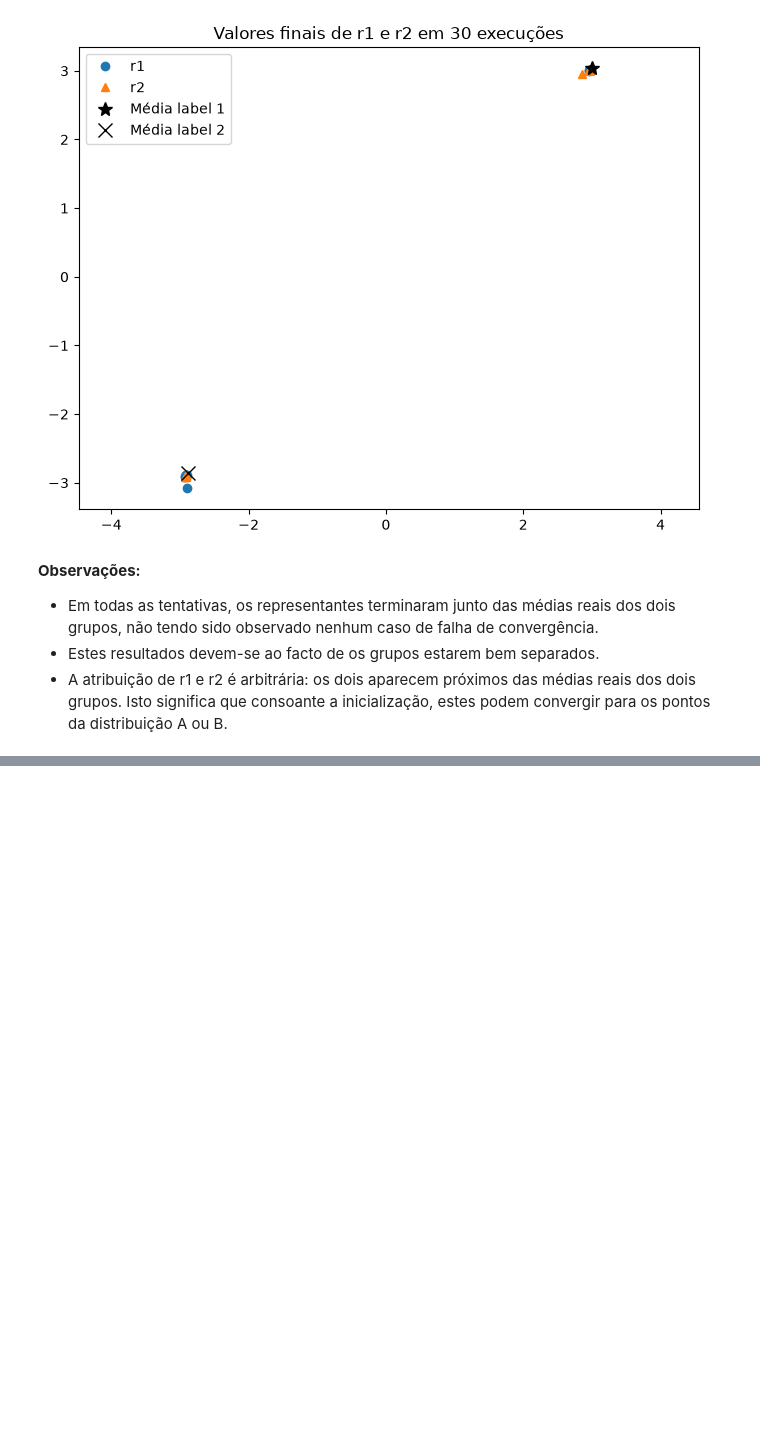
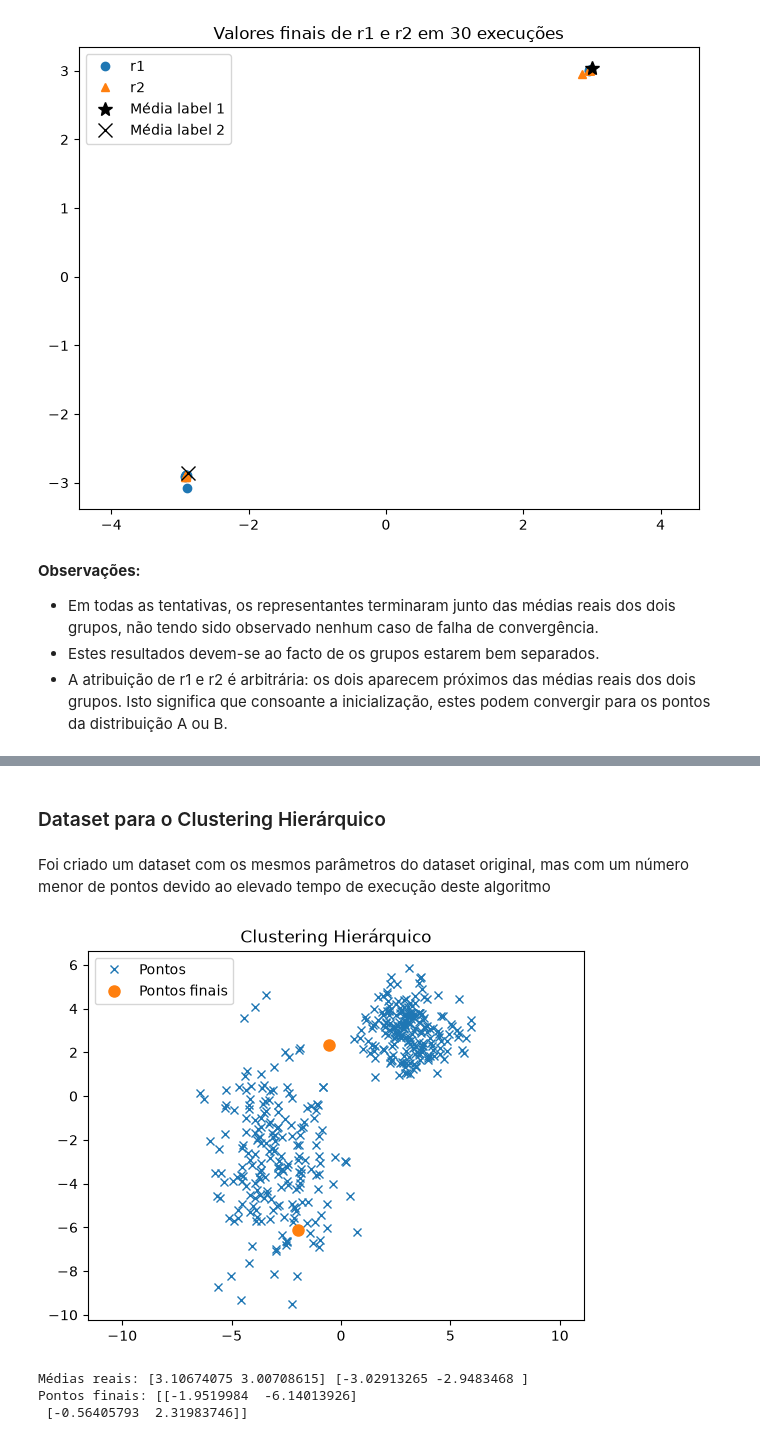
Before and after one commit to Lopes2711/IAA, a Jupyter notebook: un_learning/un_learning.ipynb, the cells around one changed output, grey strips where cells are left out. Drawn from its saved outputs; the diff is of its cells as text; code cells hidden in the pictures; blank space fills up the shorter version.

```diff
--- a/un_learning/ex1.ipynb
+++ b/un_learning/un_learning.ipynb
@@ -401,0 +437,36 @@ plt.show()
+# %% [markdown]
+### Dataset para o Clustering Hierárquico
+# %% [markdown]
+Foi criado um dataset com os mesmos parâmetros do dataset original, mas com um número menor de pontos devido ao elevado tempo de execução deste algoritmo
+# %%
+a_test = np.random.multivariate_normal(mean_a, cov_a, 200)
+b_test = np.random.multivariate_normal(mean_b, cov_b, 200)
+
+labels_a_test = np.ones(200)
+labels_b_test = np.full(200, 2)
+
+a_test = np.column_stack((a_test, labels_a_test))
+b_test = np.column_stack((b_test, labels_b_test))
+
+test_dataset = np.concatenate((a_test, b_test), axis=0)
+np.random.shuffle(test_dataset)
+# %%
+test_points = test_dataset[:, :2]
+test_labels = test_dataset[:, 2]
+final_points = hierarchical_clustering(test_points)
+# %%
+plt.plot(test_points[:, 0], test_points[:, 1], 'x', label='Pontos')
+plt.plot(final_points[:, 0], final_points[:, 1], 'o', markersize=8, label='Pontos finais')
+
+plt.axis('equal')
+plt.legend()
+plt.title('Clustering Hierárquico')
+plt.show()
+
+print('Médias reais:', test_points[test_labels == 1].mean(axis=0), test_points[test_labels == 2].mean(axis=0))
+print('Pontos finais:', final_points)
+# %% [output]
+[figure, added]
+Médias reais: [3.10674075 3.00708615] [-3.02913265 -2.9483468 ]
+Pontos finais: [[-1.9519984  -6.14013926]
+ [-0.56405793  2.31983746]]
```
Also changed, not shown: parts of 7 cells of this notebook.
